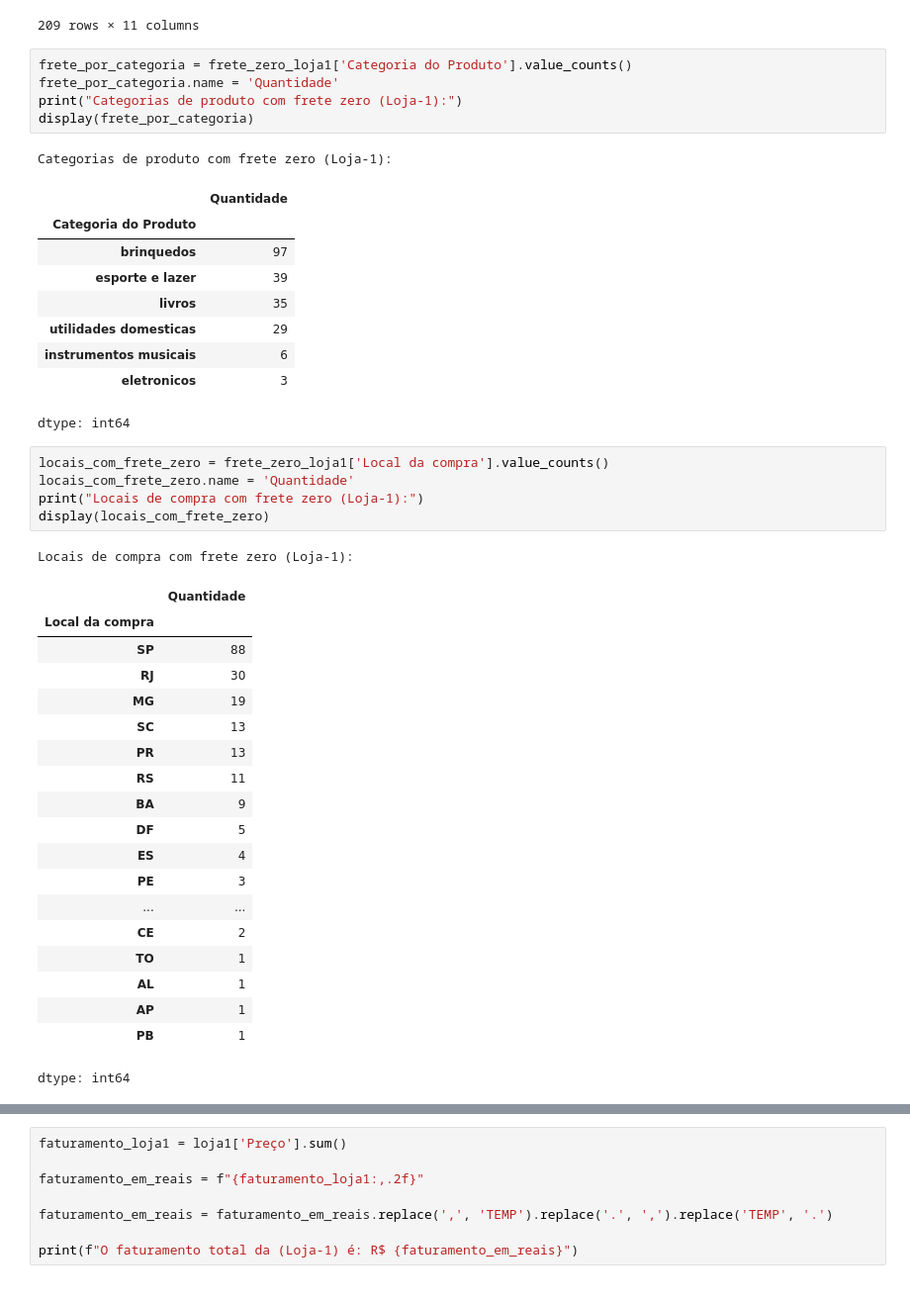
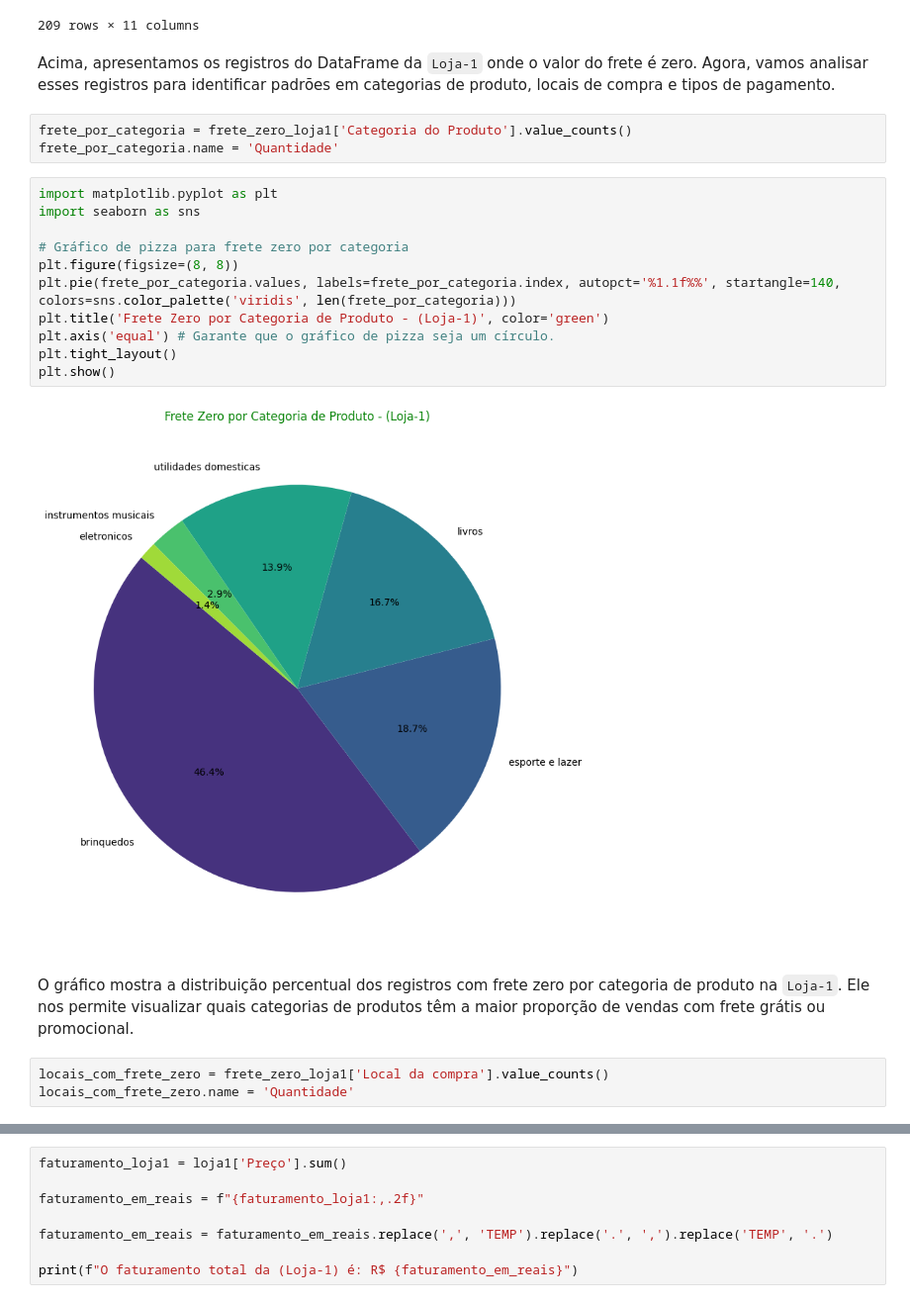
Before and after one commit to WBruni/Analise_Vendas_e_Desempenho_Loja, a Jupyter notebook: AluraStoreBrasil.ipynb, the cells around one changed output, grey strips where cells are left out. Shown at 99% size. Drawn from its saved outputs; the diff is of its cells as text.

```diff
--- a/AluraStoreBrasil.ipynb
+++ b/AluraStoreBrasil.ipynb
@@ -240,45 +301,26 @@ display(frete_zero_loja1)
 | 2349 | Faqueiro | utilidades domesticas | 47.63 | 0.0 | 2020-06-29 | MG | 4 | ... |
 | 2353 | Faqueiro | utilidades domesticas | 53.95 | 0.0 | 2022-12-30 | SP | 5 | ... |
 209 rows × 11 columns
+# %% [markdown]
+Acima, apresentamos os registros do DataFrame da `Loja-1` onde o valor do frete é zero. Agora, vamos analisar esses registros para identificar padrões em categorias de produto, locais de compra e tipos de pagamento.
 # %%
 frete_por_categoria = frete_zero_loja1['Categoria do Produto'].value_counts()
 frete_por_categoria.name = 'Quantidade'
-print("Categorias de produto com frete zero (Loja-1):")
-display(frete_por_categoria)
-# %% [output]
-Categorias de produto com frete zero (Loja-1):
-|  | Quantidade |
-| Categoria do Produto |  |
-| brinquedos | 97 |
-| esporte e lazer | 39 |
-| livros | 35 |
-| utilidades domesticas | 29 |
-| instrumentos musicais | 6 |
-| eletronicos | 3 |
-dtype: int64
+# %%
+import matplotlib.pyplot as plt
+import seaborn as sns
+
+# Gráfico de pizza para frete zero por categoria
+plt.figure(figsize=(8, 8))
+plt.pie(frete_por_categoria.values, labels=frete_por_categoria.index, autopct='%1.1f%%', startangle=140, colors=sns.color_palette('viridis', len(frete_por_categoria)))
+plt.title('Frete Zero por Categoria de Produto - (Loja-1)', color='green')
+plt.axis('equal') # Garante que o gráfico de pizza seja um círculo.
+plt.tight_layout()
+plt.show()
+# %% [output]
+[figure, added]
+# %% [markdown]
+O gráfico mostra a distribuição percentual dos registros com frete zero por categoria de produto na `Loja-1`. Ele nos permite visualizar quais categorias de produtos têm a maior proporção de vendas com frete grátis ou promocional.
 # %%
 locais_com_frete_zero = frete_zero_loja1['Local da compra'].value_counts()
 locais_com_frete_zero.name = 'Quantidade'
-print("Locais de compra com frete zero (Loja-1):")
-display(locais_com_frete_zero)
-# %% [output]
-Locais de compra com frete zero (Loja-1):
-|  | Quantidade |
-| Local da compra |  |
-| SP | 88 |
-| RJ | 30 |
-| MG | 19 |
-| SC | 13 |
-| PR | 13 |
-| RS | 11 |
-| BA | 9 |
-| DF | 5 |
-| ES | 4 |
-| PE | 3 |
-| ... | ... |
-| CE | 2 |
-| TO | 1 |
-| AL | 1 |
-| AP | 1 |
-| PB | 1 |
-dtype: int64
```
Also changed, not shown: parts of 86 cells of this notebook.
